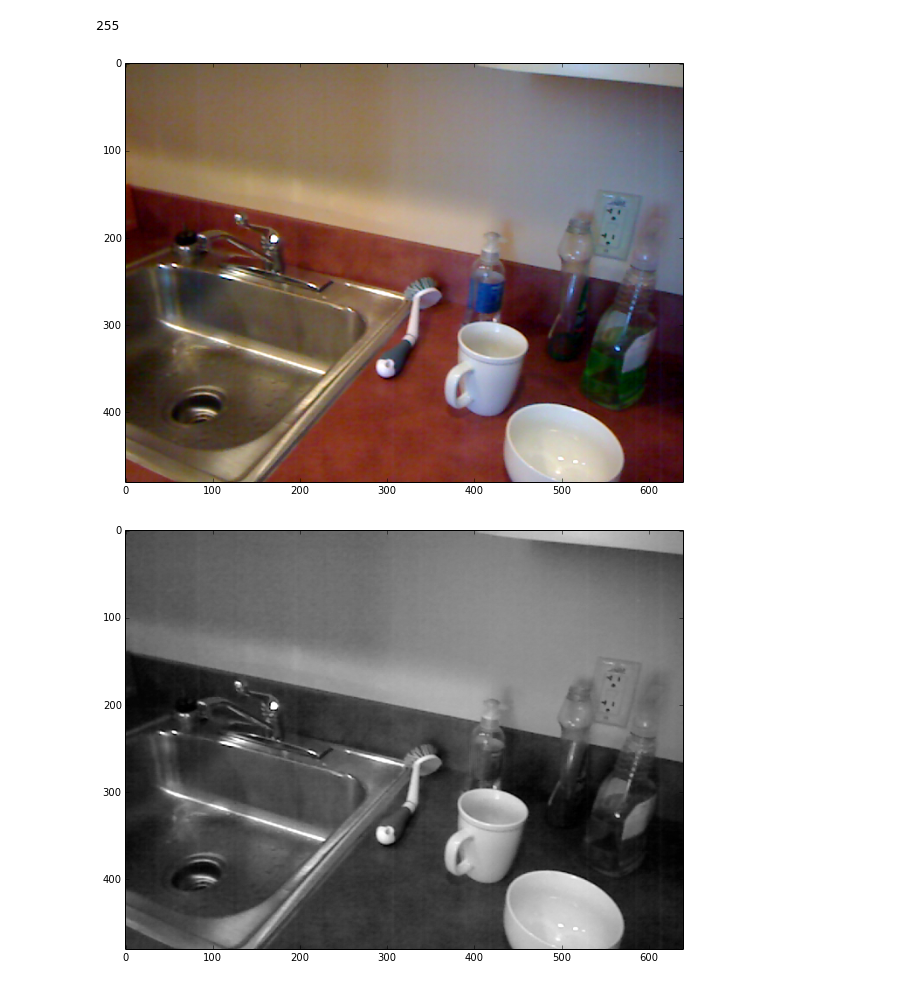
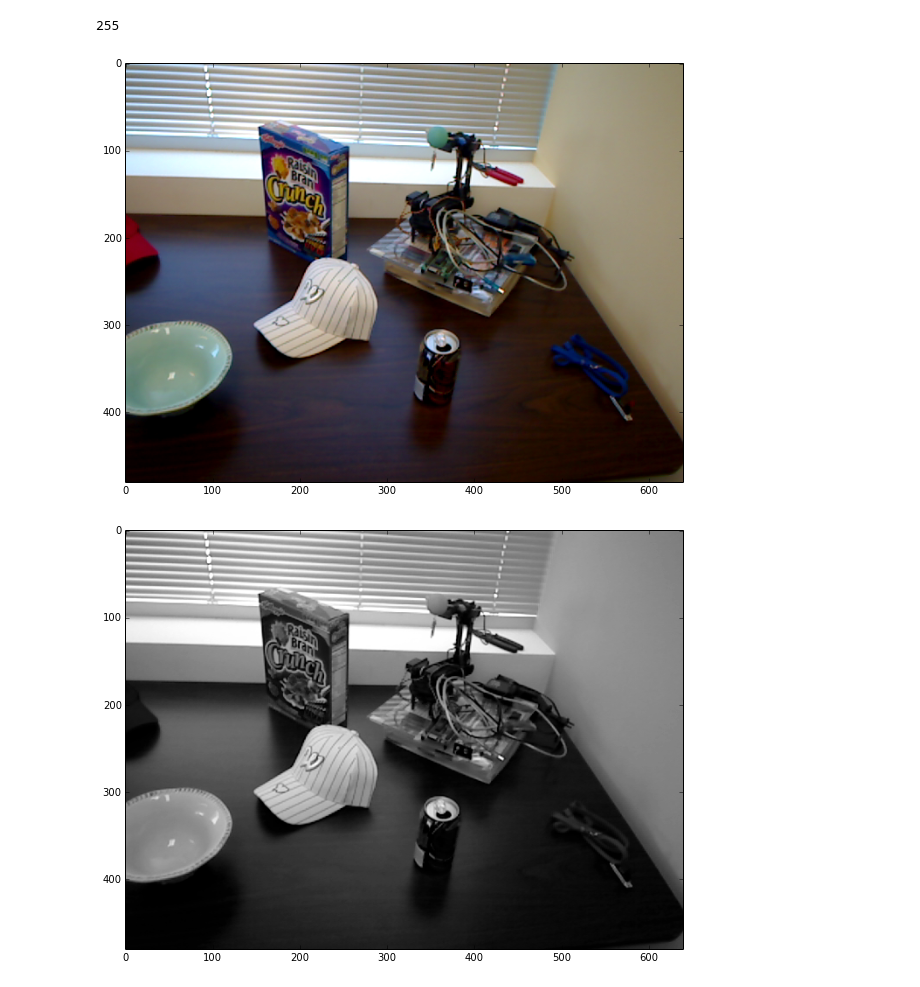
Before and after one commit to jlowenz/gast, a Jupyter notebook: notebooks/gast.ipynb, the cells around one changed output. Saved outputs shown, nothing was run; the diff lists cells and outputs as text; code cells hidden in the pictures.

```diff
--- a/notebooks/gast.ipynb
+++ b/notebooks/gast.ipynb
@@ -6,17 +6,17 @@ import pygast
 import matplotlib.pyplot as plt
 %matplotlib inline
 # %%
-img = imread("/home/jlowens/Downloads/rgbd-scenes/kitchen_small/kitchen_small_1/kitchen_small_1_150.png")
+img = imread("/home/jlowens/Downloads/rgbd-scenes/table/table_1/table_1_20.png")
 plt.figure(figsize=(10,10))
 plt.imshow(img)
 
 gimg = cv2.cvtColor(img, cv2.COLOR_BGR2GRAY)
 plt.figure(figsize=(10,10))
 plt.imshow(gimg, cmap="gray")
 print np.amax(gimg)
 # %% [output]
 255
-[figure, old version]
+[figure, new version]
-[figure, old version]
+[figure, new version]
 # %%
 sym = pygast.Symmetry()
```
Also changed, not shown: parts of 5 cells of this notebook, 1 other file.
